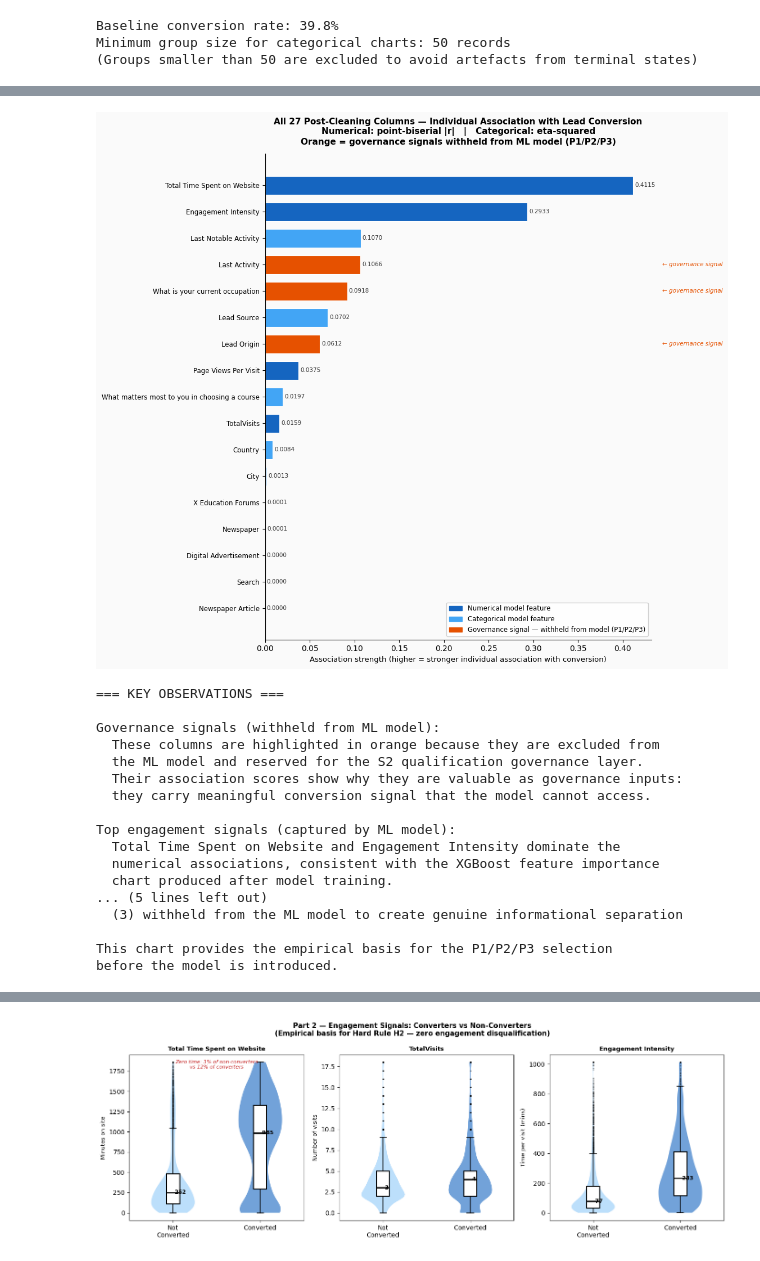
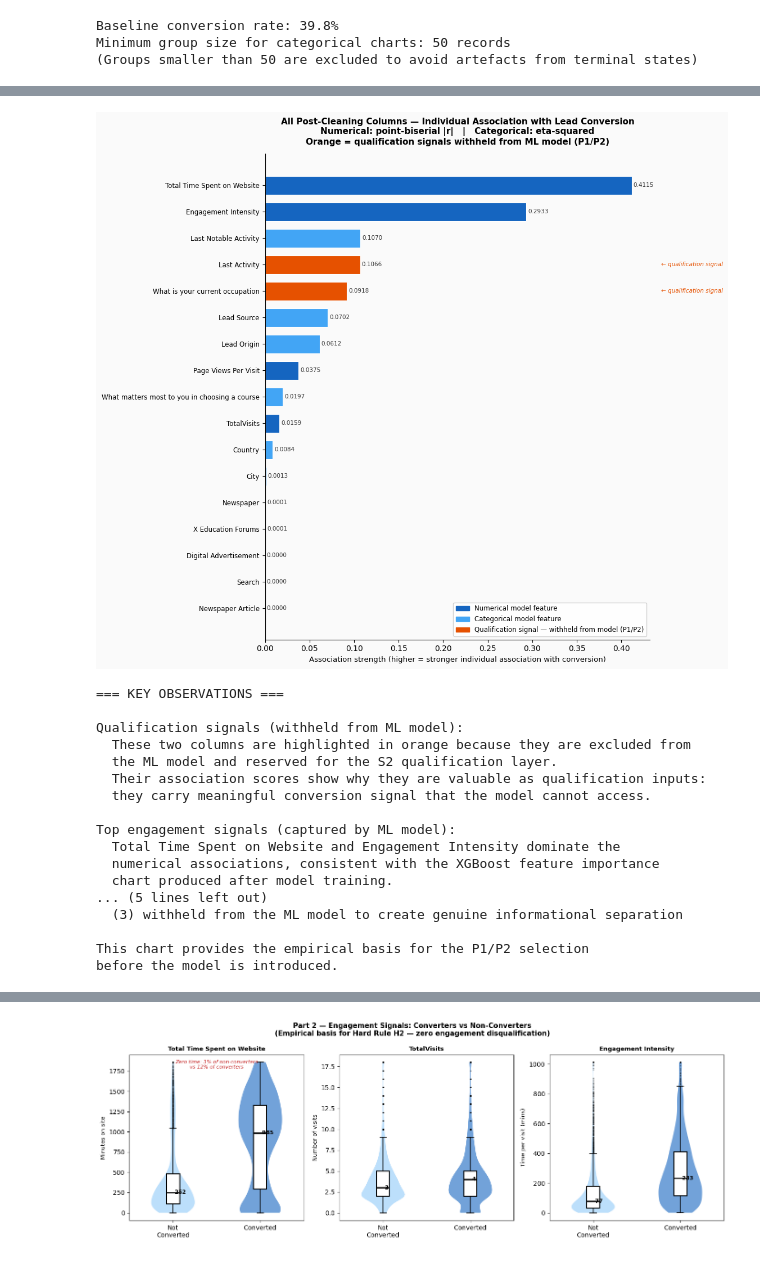
Before and after one commit to thomami244/Masters_Constrained_Lead_Qualification, a Jupyter notebook: Masters_Constrained_Lead_Qualification_Notebook.ipynb, the cells around one changed output, grey strips where cells are left out. Drawn from its saved outputs; the diff is of its cells as text; code cells hidden in the pictures.

```diff
--- a/Masters_Constrained_Lead_Qualification_Notebook.ipynb
+++ b/Masters_Constrained_Lead_Qualification_Notebook.ipynb
@@ -312,9 +296,9 @@ Minimum group size for categorical charts: 50 records
 #
 # PURPOSE:
 # This cell bridges between the target distribution (Part 1) and the
-# individual policy signal charts (Parts 3a, 3b, 3c). It shows the reader
+# individual policy signal charts (Parts 3a, 3c). It shows the reader
 # all 27 remaining columns ranked by their individual association with
-# conversion — before the ML model is introduced and before P1/P2/P3
+# conversion — before the ML model is introduced and before P1/P2
 # are selected.
 #
 # This answers the question: "Of the 27 columns that survived cleaning,
@@ -326,8 +310,8 @@ Minimum group size for categorical charts: 50 records
 #   Categorical features: eta-squared (variance explained by group membership)
 #
 # This is purely descriptive EDA — no model is run. The associations shown
-# here naturally motivate the P1/P2/P3 governance signal selection that
-# follows in Parts 3a, 3b, 3c.
+# here naturally motivate the P1/P2 qualification signal selection that
+# follows in Parts 3a and 3c.
 # =============================================================================
 
 import matplotlib.pyplot as plt
@@ -339,9 +323,9 @@ print("=== BRIDGING EDA: COLUMN-BY-COLUMN CONVERSION ASSOCIATION ===\n")
 
 # ── Define the 27 columns that survived cleaning ─────────────────────────────
 # Split into roles:
-#   Model features:     used by ML model (numeric + categorical)
-#   Governance signals: withheld from model, used by S2 policy layer
-#   Target:             Converted
+#   Model features:          used by ML model (numeric + categorical)
+#   Qualification signals:   withheld from model, used by S2 qualification layer
+#   Target:                  Converted
 
 MODEL_NUMERIC = [
     "TotalVisits",
@@ -350,10 +334,9 @@ MODEL_NUMERIC = [
     "Engagement Intensity",
 ]
 
-GOVERNANCE_SIGNALS = [
+QUALIFICATION_SIGNALS = [
     "What is your current occupation",   # P1
-    "Lead Origin",                        # P2
-    "Last Activity",                      # P3
+    "Last Activity",                      # P2
 ]
 
 TARGET_COL = "Converted"
@@ -367,13 +350,13 @@ all_feature_cols = [c for c in df.columns
 
 model_categorical = [c for c in all_feature_cols
                      if c not in MODEL_NUMERIC
-                     and c not in GOVERNANCE_SIGNALS]
+                     and c not in QUALIFICATION_SIGNALS]
 
-print(f"Numerical model features   : {len(MODEL_NUMERIC)}")
-print(f"Categorical model features : {len(model_categorical)}")
-print(f"Governance signals         : {len(GOVERNANCE_SIGNALS)}")
-print(f"Target variable            : 1")
-print(f"Total columns analysed     : {len(MODEL_NUMERIC) + len(model_categorical) + len(GOVERNANCE_SIGNALS)}")
+print(f"Numerical model features     : {len(MODEL_NUMERIC)}")
+print(f"Categorical model features   : {len(model_categorical)}")
+print(f"Qualification signals (P1/P2): {len(QUALIFICATION_SIGNALS)}")
+print(f"Target variable              : 1")
+print(f"Total columns analysed       : {len(MODEL_NUMERIC) + len(model_categorical) + len(QUALIFICATION_SIGNALS)}")
 
 # ── Compute association scores ────────────────────────────────────────────────
 
@@ -394,7 +377,7 @@ for col in MODEL_NUMERIC:
         })
 
 # Categorical: eta-squared (proportion of variance explained)
-for col in model_categorical + GOVERNANCE_SIGNALS:
+for col in model_categorical + QUALIFICATION_SIGNALS:
     if col in df.columns:
         grp = df.groupby(col)[TARGET_COL].apply(list)
         if len(grp) < 2:
@@ -408,9 +391,9 @@ for col in model_categorical + GOVERNANCE_SIGNALS:
         )
         eta2 = ss_between / ss_total if ss_total > 0 else 0
 
-        role  = "Governance signal (P1/P2/P3)" if col in GOVERNANCE_SIGNALS \
+        role  = "Qualification signal (P1/P2)" if col in QUALIFICATION_SIGNALS \
                 else "Categorical model feature"
-        color = "#E65100" if col in GOVERNANCE_SIGNALS else "#42A5F5"
+        color = "#E65100" if col in QUALIFICATION_SIGNALS else "#42A5F5"
 
         results.append({
             "column":      col,
@@ -445,12 +428,12 @@ for bar, val in zip(bars, assoc_rev):
     ax.text(bar.get_width() + 0.002, bar.get_y() + bar.get_height()/2,
             f"{val:.4f}", va="center", fontsize=7.5, color="#333333")
 
-# Annotate governance signals
-for _, row in results_df[results_df["role"]=="Governance signal (P1/P2/P3)"].iterrows():
+# Annotate qualification signals
+for _, row in results_df[results_df["role"]=="Qualification signal (P1/P2)"].iterrows():
     rank = results_df["column"].tolist().index(row["column"])
     y_pos = len(results_df) - 1 - rank
     ax.text(results_df["association"].max() * 1.08, y_pos,
-            "← governance signal",
+            "← qualification signal",
             va="center", fontsize=7.5, color="#E65100",
             style="italic")
 
@@ -458,9 +441,9 @@ for _, row in results_df[results_df["role"]=="Governance signal (P1/P2/P3)"].ite
 ax.axvline(0, color="#AAAAAA", linewidth=0.8, linestyle="--")
 
 ax.set_title(
-    "All 27 Post-Cleaning Columns — Individual Association with Lead Conversion\n"
+    "All Post-Cleaning Columns — Individual Association with Lead Conversion\n"
     "Numerical: point-biserial |r|   |   Categorical: eta-squared\n"
-    "Orange = governance signals withheld from ML model (P1/P2/P3)",
+    "Orange = qualification signals withheld from ML model (P1/P2)",
     fontsize=11, fontweight="bold", pad=12
 )
 ax.set_xlabel(
@@ -474,7 +457,7 @@ ax.spines[["top","right"]].set_visible(False)
 patches = [
     mpatches.Patch(color="#1565C0", label="Numerical model feature"),
     mpatches.Patch(color="#42A5F5", label="Categorical model feature"),
-    mpatches.Patch(color="#E65100", label="Governance signal — withheld from model (P1/P2/P3)"),
+    mpatches.Patch(color="#E65100", label="Qualification signal — withheld from model (P1/P2)"),
 ]
 ax.legend(handles=patches, loc="lower right", fontsize=8.5,
           frameon=True, framealpha=0.9)
@@ -486,10 +469,10 @@ plt.show()
 print(f"""
 === KEY OBSERVATIONS ===
 
-Governance signals (withheld from ML model):
-  These columns are highlighted in orange because they are excluded from
-  the ML model and reserved for the S2 qualification governance layer.
-  Their association scores show why they are valuable as governance inputs:
+Qualification signals (withheld from ML model):
+  These two columns are highlighted in orange because they are excluded from
+  the ML model and reserved for the S2 qualification layer.
+  Their association scores show why they are valuable as qualification inputs:
   they carry meaningful conversion signal that the model cannot access.
 
 Top engagement signals (captured by ML model):
@@ -497,13 +480,13 @@ Top engagement signals (captured by ML model):
   numerical associations, consistent with the XGBoost feature importance
   chart produced after model training.
 
-The columns shown in Parts 3a, 3b and 3c (occupation, lead origin,
-last activity) are selected as governance signals because they are:
+The columns shown in Parts 3a and 3c (occupation and last activity) are
+selected as qualification signals because they are:
   (1) individually associated with conversion (visible here)
   (2) operationally interpretable by a sales team
   (3) withheld from the ML model to create genuine informational separation
 
-This chart provides the empirical basis for the P1/P2/P3 selection
+This chart provides the empirical basis for the P1/P2 selection
 before the model is introduced.
 """)
 # %% [output]
@@ -527,13 +510,13 @@ Top 10 associations:
                          Page Views Per Visit     0.037463      Numerical model feature
 What matters most to you in choosing a course     0.019670    Categorical model feature
                                   TotalVisits     0.015944      Numerical model feature
-[figure, old version]
+[figure, new version]
 === KEY OBSERVATIONS ===
 
-Governance signals (withheld from ML model):
-  These columns are highlighted in orange because they are excluded from
-  the ML model and reserved for the S2 qualification governance layer.
-  Their association scores show why they are valuable as governance inputs:
+Qualification signals (withheld from ML model):
+  These two columns are highlighted in orange because they are excluded from
+  the ML model and reserved for the S2 qualification layer.
+  Their association scores show why they are valuable as qualification inputs:
   they carry meaningful conversion signal that the model cannot access.
 
 Top engagement signals (captured by ML model):
@@ -543,5 +526,5 @@ Top engagement signals (captured by ML model):
 ... (5 lines left out)
   (3) withheld from the ML model to create genuine informational separation
 
-This chart provides the empirical basis for the P1/P2/P3 selection
+This chart provides the empirical basis for the P1/P2 selection
 before the model is introduced.
```
Also changed, not shown: parts of 25 cells of this notebook.
